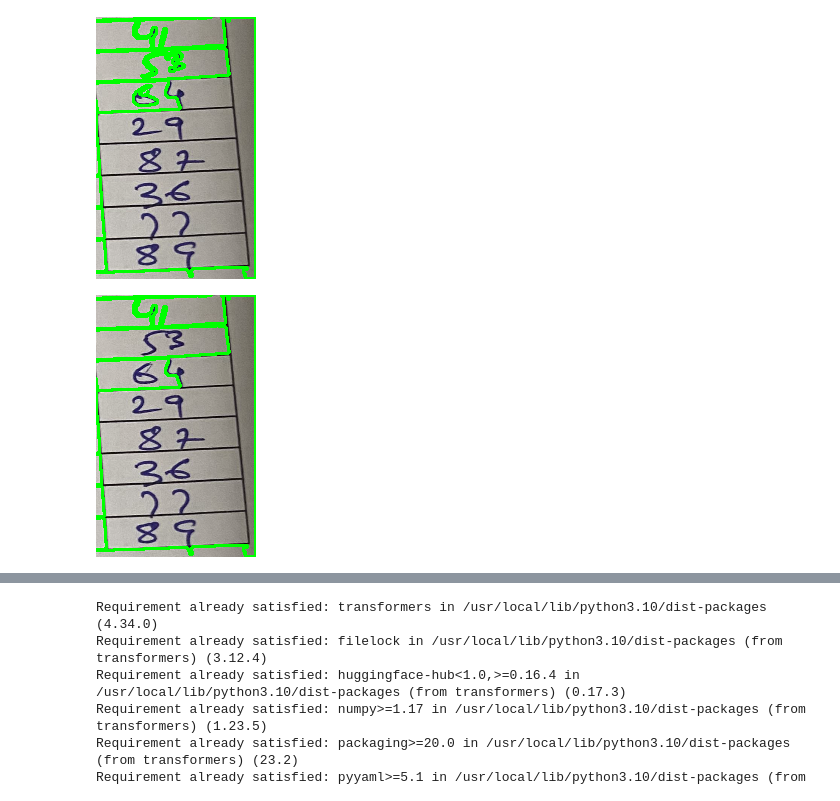
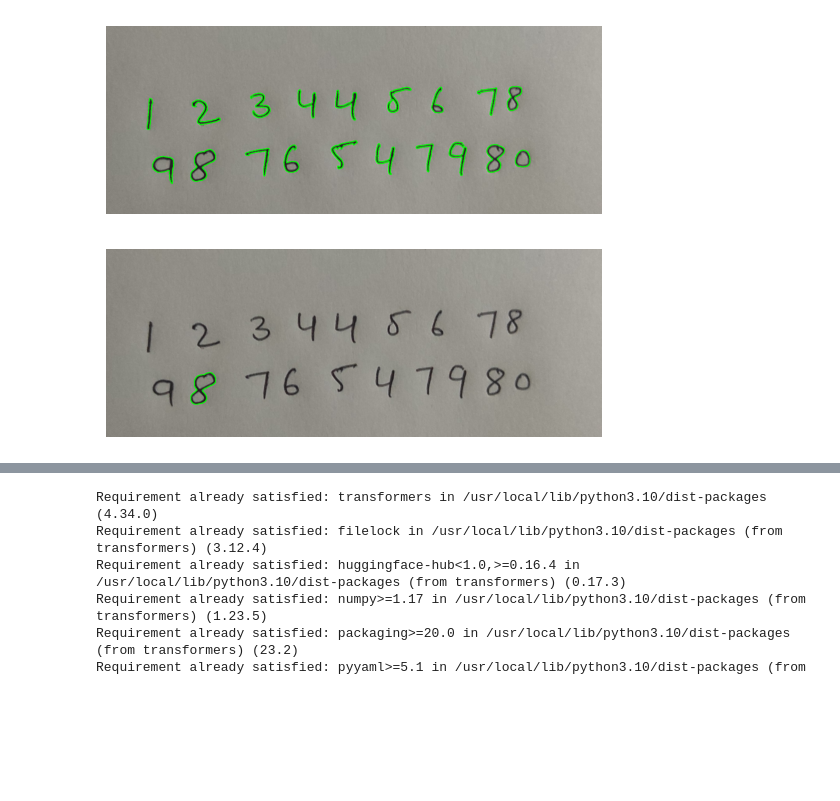
Before and after one commit to vanshpundir/Text-Extractor, a Jupyter notebook: best_text_extractor.ipynb, the cells around one changed output, grey strips where cells are left out. Saved outputs shown, nothing was run; the diff lists cells and outputs as text; code cells hidden in the pictures; blank space fills up the shorter version.

```diff
--- a/best_text_extractor.ipynb
+++ b/best_text_extractor.ipynb
@@ -66,44 +54,44 @@ Processing triggers for man-db (2.10.2-1) ...
 # %%
 import cv2
 import numpy as np
-from google.colab.patches import cv2_imshow
+from matplotlib import pyplot as plt
 
 # Load image
-image = cv2.imread('/content/Screenshot 2023-09-27 at 12.20.34 AM.png')
+image = cv2.imread('try01.jpg')
 
 # Preprocess
 gray = cv2.cvtColor(image, cv2.COLOR_BGR2GRAY)
 blur = cv2.GaussianBlur(gray, (3,3), 0)
 thresh = cv2.threshold(blur, 0, 255, cv2.THRESH_BINARY_INV + cv2.THRESH_OTSU)[1]
 
 # Find contours
 cnts = cv2.findContours(thresh, cv2.RETR_EXTERNAL, cv2.CHAIN_APPROX_SIMPLE)
 cnts = cnts[0] if len(cnts) == 2 else cnts[1]
 cnts = sorted(cnts, key=lambda x: cv2.boundingRect(x)[0])
 
 # Draw all contours on image copy
 contour_img = image.copy()
 cv2.drawContours(contour_img, cnts, -1, (0,255,0), 2)
 
-# Display contour image
-cv2_imshow(contour_img)
-cv2.waitKey(0)
-cv2.destroyAllWindows()
+# Display contour image using matplotlib
+plt.imshow(cv2.cvtColor(contour_img, cv2.COLOR_BGR2RGB))
+plt.axis('off')
+plt.show()
 
 # Extract table contour
 table_contour = max(cnts, key=cv2.contourArea)
 
 # Draw table contour on image copy
 table_img = image.copy()
 cv2.drawContours(table_img, [table_contour], -1, (0,255,0), 2)
 
-# Display table contour image
-cv2_imshow(table_img)
-cv2.waitKey(0)
-cv2.destroyAllWindows()
+# Display table contour image using matplotlib
+plt.imshow(cv2.cvtColor(table_img, cv2.COLOR_BGR2RGB))
+plt.axis('off')
+plt.show()
 # %% [output]
-[figure, old version]
+[figure, new version]
-[figure, old version]
+[figure, new version]
 # %%
 # Get table contour coordinates
 x,y,w,h = cv2.boundingRect(table_contour)
```
Also changed, not shown: parts of 9 cells of this notebook, 2 other files.
